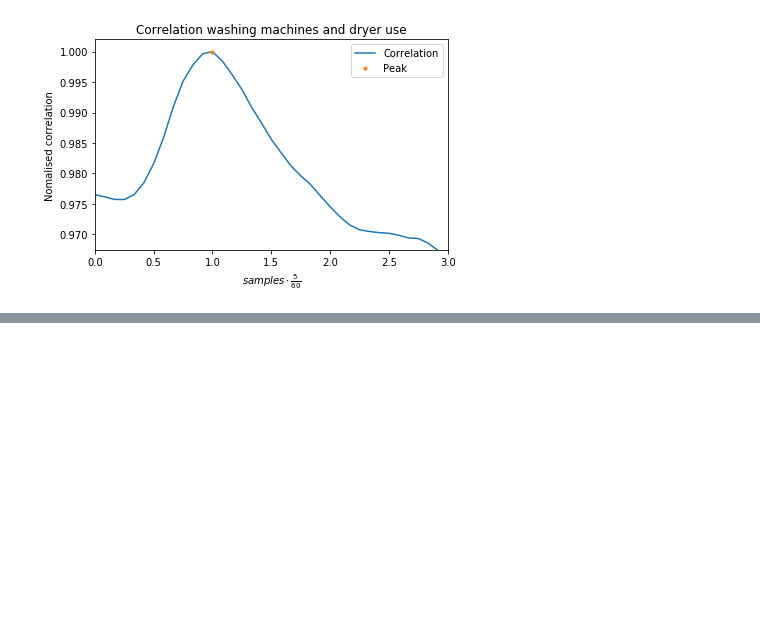
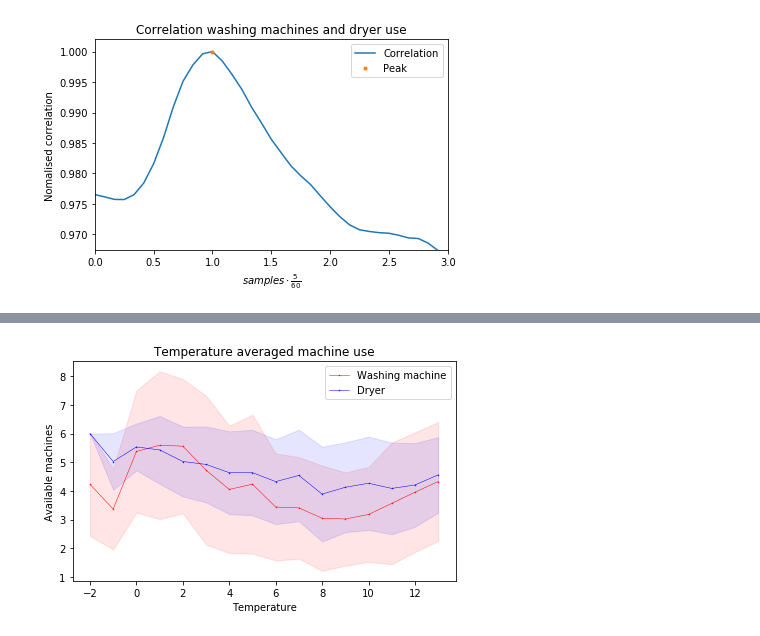
Before and after one commit to MioPoortvliet/Wasmachines-Leidsche-Schans, a Jupyter notebook: Washing mashines and dryers.ipynb, the cells around one changed output, grey strips where cells are left out. Drawn from its saved outputs; the diff is of its cells as text; code cells hidden in the pictures; blank space fills up the shorter version.

Commit message:
Added histograms and two more plot functions

```diff
--- a/Washing mashines and dryers.ipynb
+++ b/Washing mashines and dryers.ipynb
@@ -345,0 +382,87 @@ plot_density("Rain", logarithmic=True, div=10, xlabel=r"Chance of rain")
+# %%
+def plot_average(key, div=1, xlabel = None, ylabel= None, title=None, marker_size = 1, line_width = 0.5, fmt = '.-'):
+    x = np.arange(np.max(data[key])/div-np.min(data[key])/div, dtype=int)
+
+    average_washing = np.zeros(x.size)
+    average_drying = np.zeros(x.size)
+    std_washing = np.zeros(x.size)
+    std_drying = np.zeros(x.size)
+
+    for i in x:
+        t = np.min(data[key]/div) + i
+        average_washing[i] = (np.mean(
+                data["Machines free"][data[key]/div==np.min(data[key])/div + i]
+                                        )
+                                )
+        average_drying[i] = (np.mean(
+                data["Dryers free"][data[key]/div==np.min(data[key])/div + i]
+                                        )
+                                )
+        std_washing[i] = (np.std(
+                data["Machines free"][data[key]/div==np.min(data[key])/div + i]
+                                        )
+                                )
+        std_drying[i] = (np.std(
+                data["Dryers free"][data[key]/div==np.min(data[key])/div + i]
+                                        )
+                                )
+
+    #Create figures
+    fig = plt.figure()
+    ax = fig.add_subplot(1, 1, 1)
+
+
+    # Plot the density
+    ax.plot(x+np.min(data[key])/div,
+            average_washing+np.min(data["Machines free"]),
+            fmt+"r",
+            ms=marker_size,
+            lw=line_width,
+            label="Washing machine")
+    ax.plot(x+np.min(data[key])/div,
+            average_drying+np.min(data["Dryers free"]),
+            fmt+"b",
+            ms=marker_size,
+            lw=line_width,
+            label="Dryer")
+
+    #Plot the errors
+    ax.fill_between(x+np.min(data[key])/div,
+                   average_washing+np.min(data["Machines free"])-std_washing,
+                   average_washing+np.min(data["Machines free"])+std_washing,
+                   alpha=0.1,
+                   color='r')
+    ax.fill_between(x+np.min(data[key])/div,
+                   average_drying+np.min(data["Dryers free"])-std_drying,
+                   average_drying+np.min(data["Dryers free"])+std_drying,
+                   alpha=0.1,
+                   color='b')
+
+
+
+    # Format and show the images
+    if xlabel == None:
+        ax.set_xlabel(r"%s"%key)
+    else:
+        ax.set_xlabel(xlabel)
+
+    if ylabel == None:
+        ax.set_ylabel(r"Available machines")
+    else:
+        ax.set_ylabel(ylabel)
+
+    if title == None:
+        ax.set_title(r"%s averaged machine use"%(key))
+    else:
+        ax.set_title(title+r", %s use"%(name))
+
+    ax.legend()
+
+    fig.tight_layout()
+    fig.savefig(("%s averaged machines.png"%(key)).replace(" ", "_"), dpi=400)
+    fig.show()
+
+plot_average("Temperature")
+plot_average("Rain", div=10)
+# %% [output]
+[figure, added]
```
Also changed, not shown: parts of 10 cells of this notebook.
